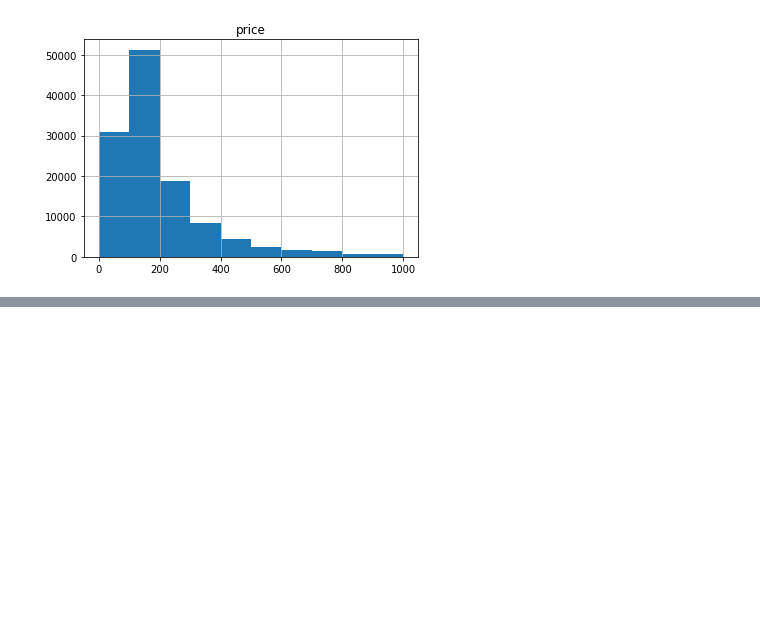
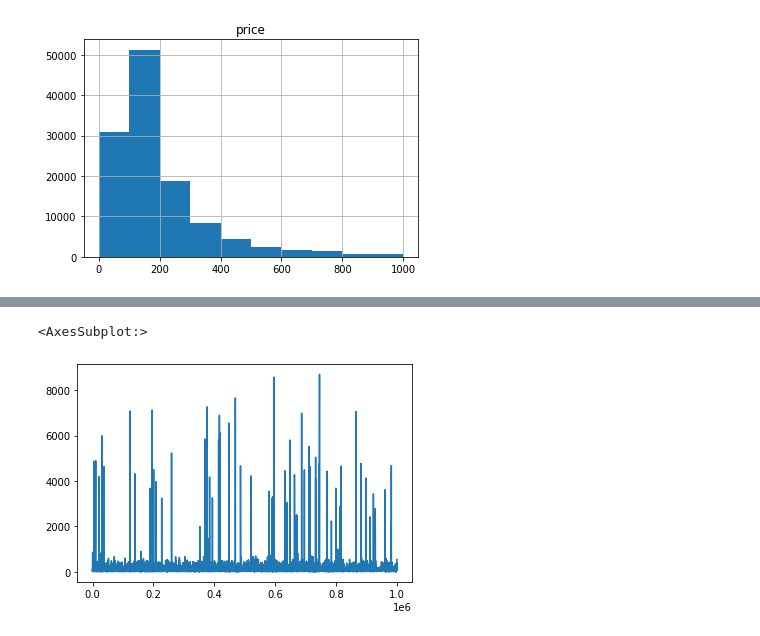
Before and after one commit to crisnicogonzalez/tp-final-isi, a Jupyter notebook: process data.ipynb, the cells around one changed output, grey strips where cells are left out. Cells and saved outputs as stored; diff of their text form; code cells hidden in the pictures; blank space fills up the shorter version.

```diff
--- a/process data.ipynb
+++ b/process data.ipynb
@@ -58,0 +65,6 @@ array([[<AxesSubplot:title={'center':'price'}>]], dtype=object)
+# %%
+df['surface_covered'] = df['surface_covered'].loc[df['surface_covered'] < 10000]
+df['surface_covered'].plot()
+# %% [output]
+<AxesSubplot:>
+[figure, added]
```
Also changed, not shown: parts of 5 cells of this notebook.
